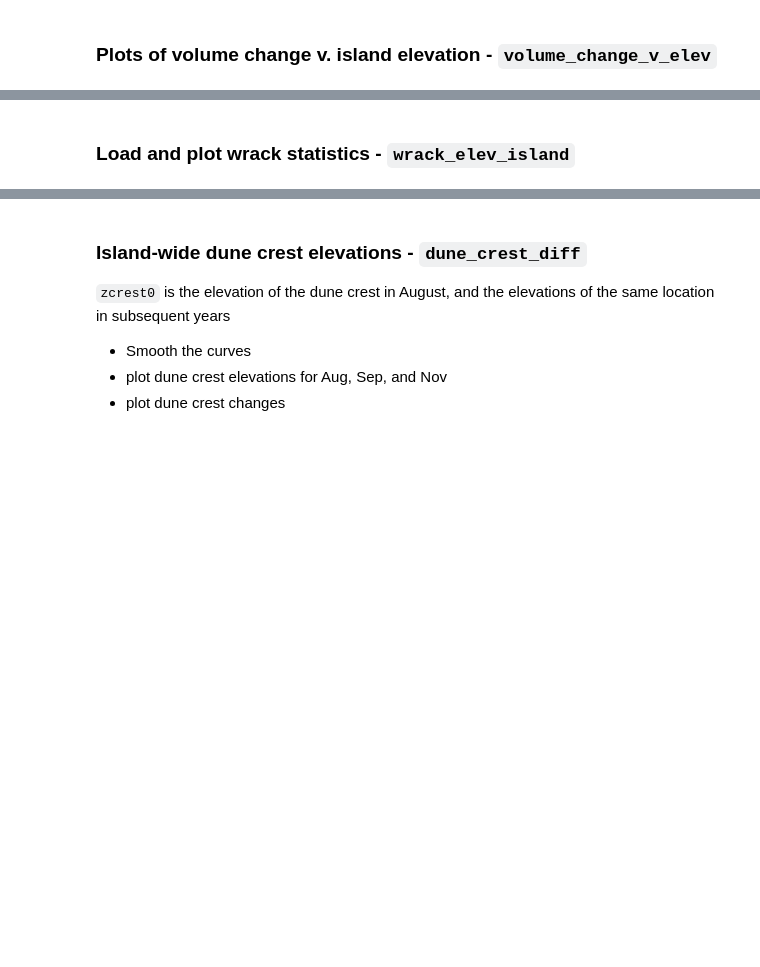
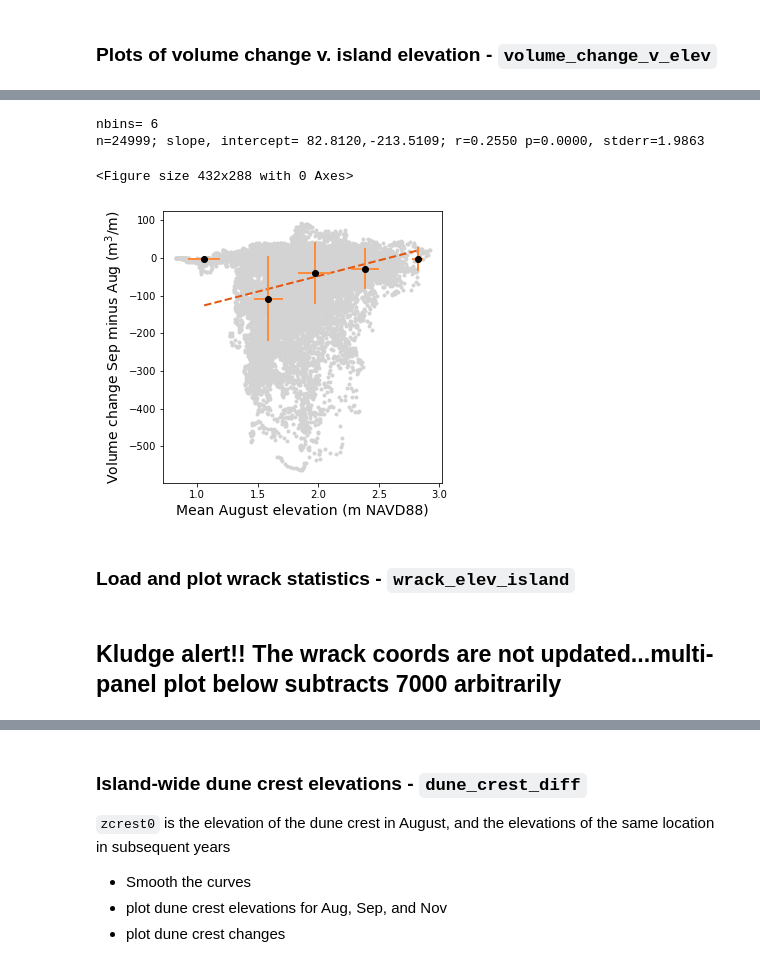
Before and after one commit to csherwood-usgs/CoreBx, a Jupyter notebook: CoreBx_process.ipynb, the cells around one changed output, grey strips where cells are left out. Drawn from its saved outputs; the diff is of its cells as text; code cells hidden in the pictures; blank space fills up the shorter version.

```diff
--- a/CoreBx_process.ipynb
+++ b/CoreBx_process.ipynb
@@ -1216,32 +1170,37 @@ plt.savefig(fig_name,bbox_inches='tight', format='png', dpi = 200)
 # %%
-# pelev = vp / width_platform
-# dvmean
 %run -i CoreBx_funcs
-bin_edges = [.25, .75, 1.25, 1.75, 2.25, 2.75]
+bin_edges = [.25, .75, 1.25, 1.75, 2.25, 2.75, 3.0]
 nbins = len(bin_edges)-1
 print('nbins=',nbins)
 pm = np.ones(nbins)*np.nan
 pstd = pm.copy()
 dvm = pm.copy()
 dvstd = pm.copy()
 for i in range(nbins):
-    pm[i]=np.nanmean(pelev[0,(pelev[0,:]>=bin_edges[i])&(pelev[0,:]<bin_edges[i+1])])
-    pstd[i]=np.nanstd(pelev[0,(pelev[0,:]>=bin_edges[i])&(pelev[0,:]<bin_edges[i+1])])
-    dvm[i]=np.nanmean(dvmean[0,(pelev[0,:]>=bin_edges[i])&(pelev[0,:]<bin_edges[i+1])])
-    dvstd[i]=np.nanmean(dvmean[0,(pelev[0,:]>=bin_edges[i])&(pelev[0,:]<bin_edges[i+1])])
+    pe = pelev[:,0]
+    dvx = dvmean[:,0]
+    pm[i]=np.nanmean( pe[(pe >= bin_edges[i]) & (pe < bin_edges[i+1])])
+    pstd[i]=np.nanstd(pe[(pe >= bin_edges[i]) & (pe < bin_edges[i+1])])
+    dvm[i]=  np.nanmean(dvx[(pe>= bin_edges[i]) & (pe < bin_edges[i+1])])
+    dvstd[i]=np.nanstd( dvx[(pe>= bin_edges[i]) & (pe < bin_edges[i+1])])
 
-n, slope, intercept, r2, p, stderr = nanlsfit(pelev[0,:],dvmean[0,:])
+n, slope, intercept, r2, p, stderr = nanlsfit( np.squeeze(pelev[:,0]), np.squeeze(dvmean[:,0]) )
 
 plt.figure(figsize=(5,5))
-plt.plot(pelev[0,:],dvmean[0,:],'.',color='lightgray',zorder=1)
+plt.plot(pelev[:,0],dvmean[:,0],'.',color='lightgray',zorder=1)
 plt.plot(pm,intercept+pm*slope,'--',color=cols[3],linewidth=2,zorder=2)
 plt.errorbar(pm, dvm, xerr=pstd, yerr=dvstd, fmt='ok', ecolor=cols[2], elinewidth=2,zorder=3)
 plt.xlabel('Mean August elevation (m NAVD88)',fontsize=14)
 plt.ylabel('Volume change Sep minus Aug (m$^3$/m)',fontsize=14)
-fig_name = 'volume_change_v_mean_elev.svg'
+fig_name = fig_dir+'volume_change_v_mean_elev.svg'
 plt.savefig(fig_name,bbox_inches='tight', format='svg')
-fig_name = 'volume_change_v_mean_elev.png'
+fig_name = fig_dir+'volume_change_v_mean_elev.png'
 plt.savefig(fig_name,bbox_inches='tight', format='png', dpi = 200)
+# %% [output]
+nbins= 6
+n=24999; slope, intercept= 82.8120,-213.5109; r=0.2550 p=0.0000, stderr=1.9863
+<Figure size 432x288 with 0 Axes>
+[figure, added]
 # %% [markdown]
 ### Load and plot wrack statistics - `wrack_elev_island`
 # %%
@@ -1252,5 +1211,7 @@ plt.savefig(fig_name,bbox_inches='tight', format='png', dpi = 200)
 # wx = df['X_point_avg'].values
 # wy = df['Y_point_avg'].values
 # walong, wacross = UTM2Island(wx,wy)
+# %% [markdown]
+## Kludge alert!! The wrack coords are not updated...multi-panel plot below subtracts 7000 arbitrarily
 # %%
 # read updated wrack statistics from Jin-Si
```
Also changed, not shown: parts of 17 cells of this notebook, 1 other file.
